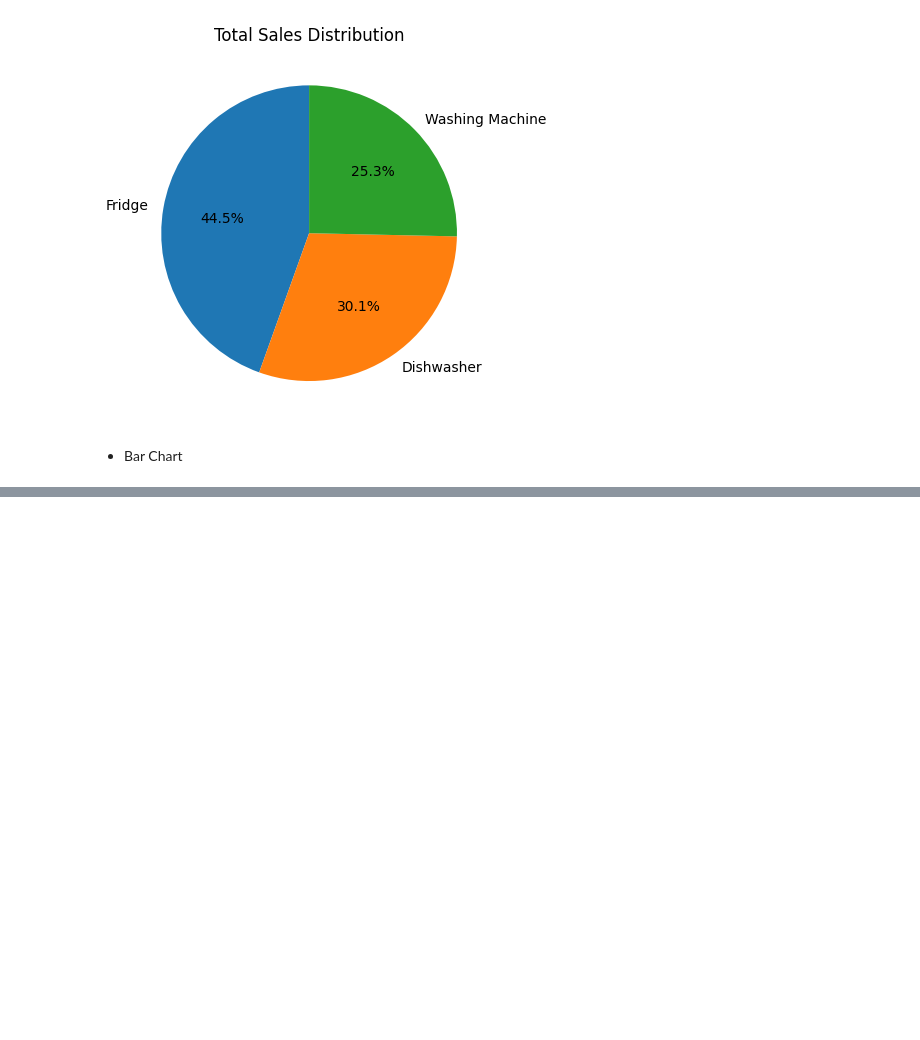
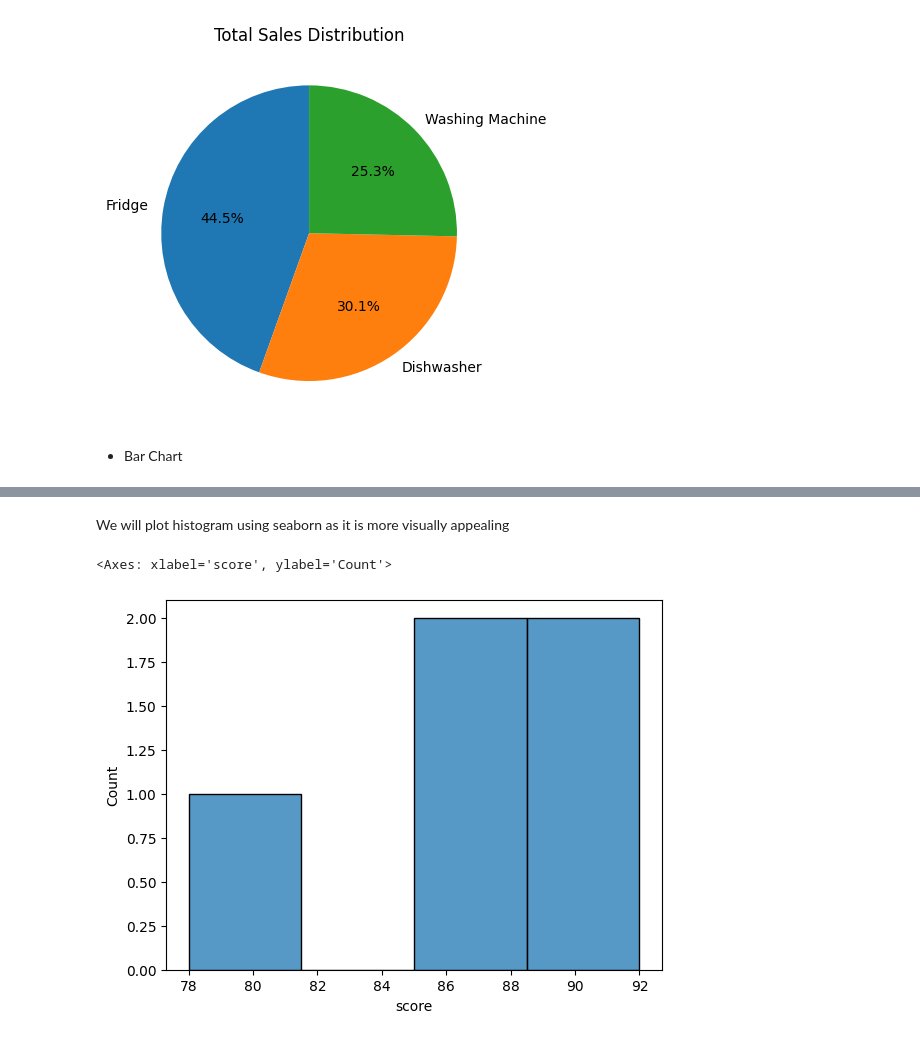
Before and after one commit to Saad-SYEDK/Matplotlib-and-Seaborn, a Jupyter notebook: notes.ipynb, the cells around one changed output, grey strips where cells are left out. Drawn from its saved outputs; the diff is of its cells as text; code cells hidden in the pictures; blank space fills up the shorter version.

```diff
--- a/notes.ipynb
+++ b/notes.ipynb
@@ -126,0 +134,6 @@ df.plot(kind="bar", x="Quater", )
+# %%
+df = pd.DataFrame({
+    "student" : ["Alice", "Bob", "Charlie", "David", "Eve"],
+    "score" : [85, 90, 78, 92, 88]
+})
+df
@@ -126,0 +147,9 @@ df.plot(kind="bar", x="Quater", )
+# %% [markdown]
+We will plot histogram using seaborn as it is more visually appealing
+# %%
+import seaborn as sns
+
+sns.histplot(df["score"])
+# %% [output]
+<Axes: xlabel='score', ylabel='Count'>
+[figure, added]
```
Also changed, not shown: parts of 4 cells of this notebook.
